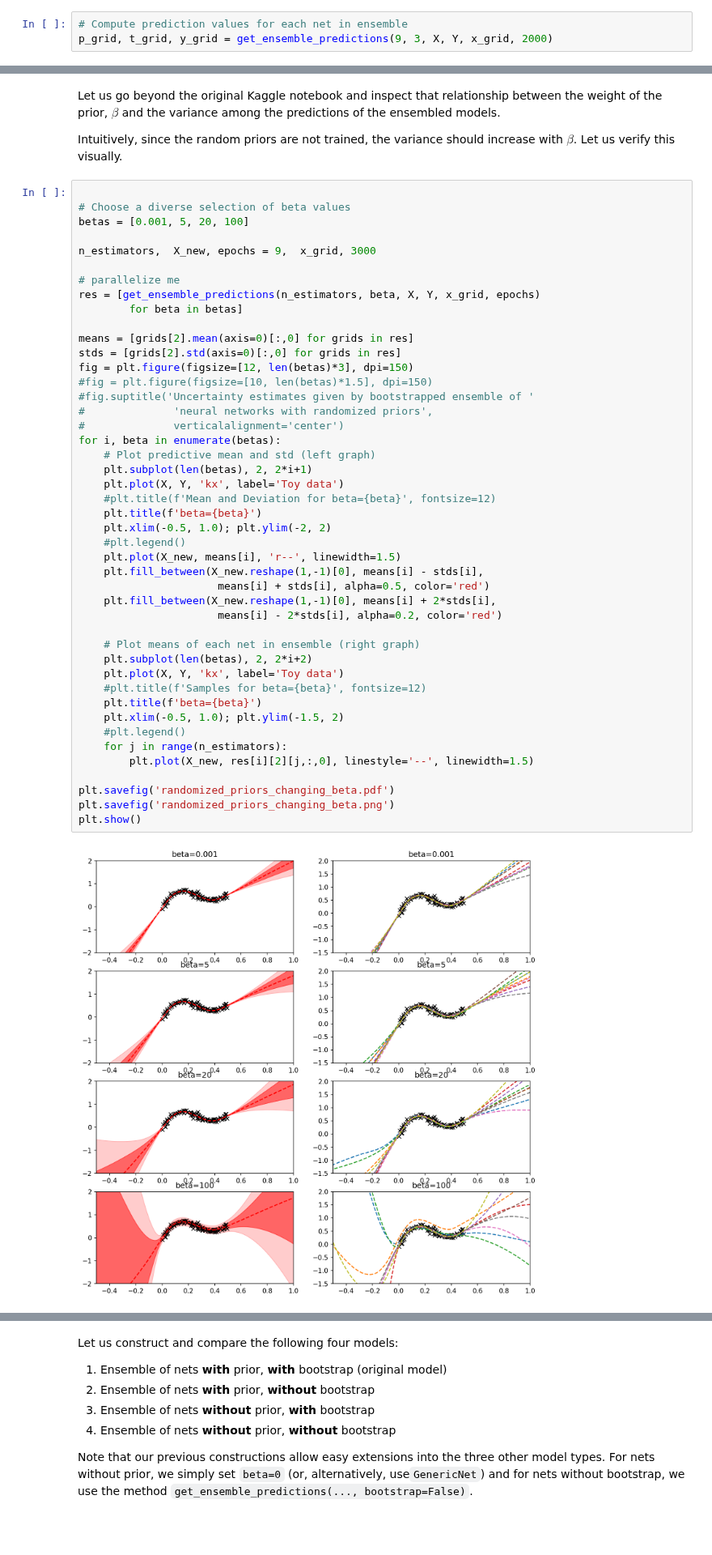
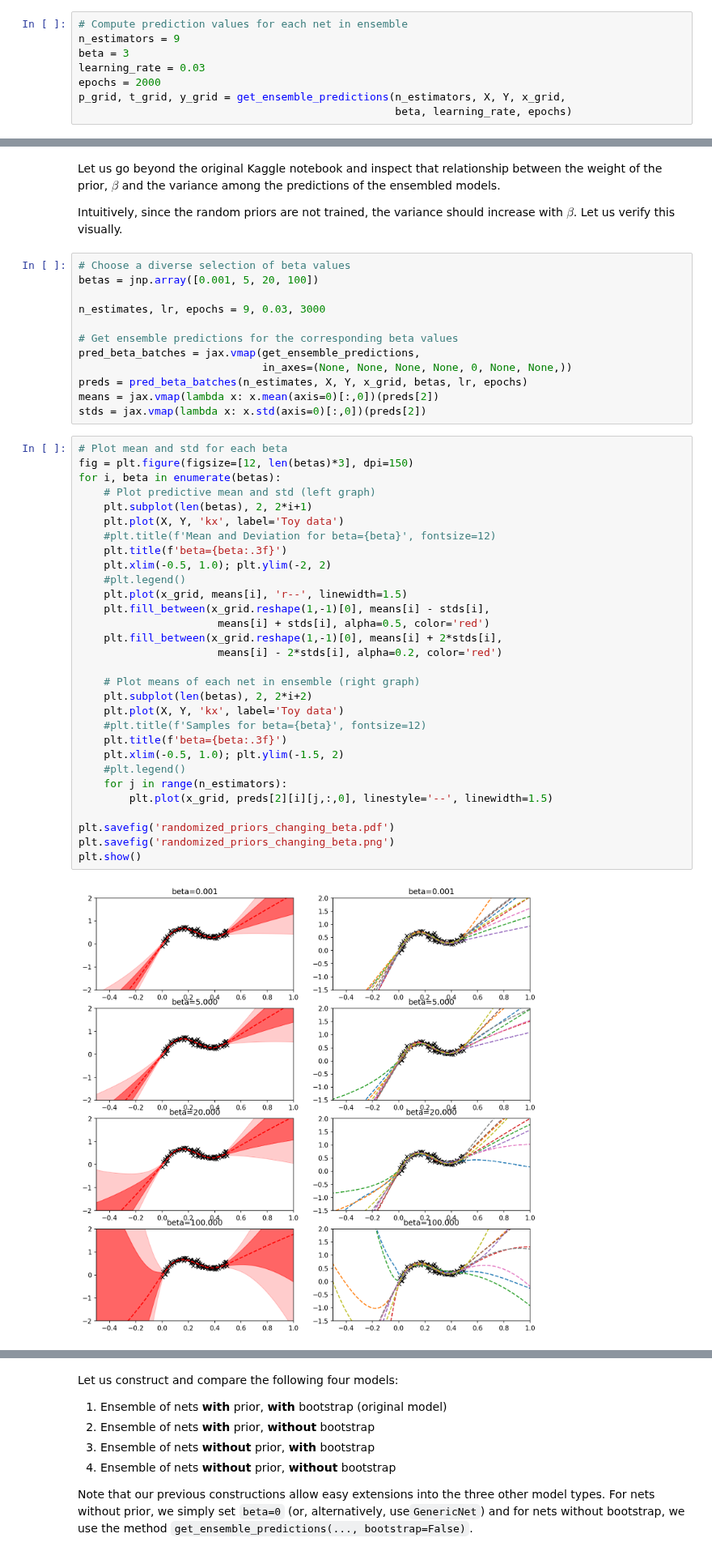
Before and after one commit to probml/probml-notebooks, a Jupyter notebook: notebooks/randomized_priors.ipynb, the cells around one changed output, grey strips where cells are left out. Shown at 81% size. Drawn from its saved outputs; the diff is of its cells as text; blank space fills up the shorter version.

```diff
--- a/notebooks/randomized_priors.ipynb
+++ b/notebooks/randomized_priors.ipynb
@@ -204,3 +199,8 @@ def get_ensemble_predictions(n_estimators, beta, X, Y, X_new, epochs,
 # %%
 # Compute prediction values for each net in ensemble
-p_grid, t_grid, y_grid = get_ensemble_predictions(9, 3, X, Y, x_grid, 2000)
+n_estimators = 9
+beta = 3
+learning_rate = 0.03
+epochs = 2000
+p_grid, t_grid, y_grid = get_ensemble_predictions(n_estimators, X, Y, x_grid,
+                                                  beta, learning_rate, epochs)
@@ -236,51 +234,48 @@ plt.show();
 Let us go beyond the original Kaggle notebook and inspect that relationship between the weight of the prior, $\beta$ and the variance among the predictions of the ensembled models.
 
 Intuitively, since the random priors are not trained, the variance should increase with $\beta$. Let us verify this visually.
+# %%
+# Choose a diverse selection of beta values
+betas = jnp.array([0.001, 5, 20, 100])
+
+n_estimates, lr, epochs = 9, 0.03, 3000
+
+# Get ensemble predictions for the corresponding beta values
+pred_beta_batches = jax.vmap(get_ensemble_predictions,
+                             in_axes=(None, None, None, None, 0, None, None,))
+preds = pred_beta_batches(n_estimates, X, Y, x_grid, betas, lr, epochs)
+means = jax.vmap(lambda x: x.mean(axis=0)[:,0])(preds[2])
+stds = jax.vmap(lambda x: x.std(axis=0)[:,0])(preds[2])
 # %%
-
-# Choose a diverse selection of beta values
-betas = [0.001, 5, 20, 100]
-
-n_estimators,  X_new, epochs = 9,  x_grid, 3000
-
-# parallelize me
-res = [get_ensemble_predictions(n_estimators, beta, X, Y, x_grid, epochs)
-        for beta in betas]
-
-means = [grids[2].mean(axis=0)[:,0] for grids in res]
-stds = [grids[2].std(axis=0)[:,0] for grids in res]
+# Plot mean and std for each beta
 fig = plt.figure(figsize=[12, len(betas)*3], dpi=150)
-#fig = plt.figure(figsize=[10, len(betas)*1.5], dpi=150)
-#fig.suptitle('Uncertainty estimates given by bootstrapped ensemble of '
-#              'neural networks with randomized priors',
-#              verticalalignment='center')
 for i, beta in enumerate(betas):
     # Plot predictive mean and std (left graph)
     plt.subplot(len(betas), 2, 2*i+1)
     plt.plot(X, Y, 'kx', label='Toy data')
     #plt.title(f'Mean and Deviation for beta={beta}', fontsize=12)
-    plt.title(f'beta={beta}')
+    plt.title(f'beta={beta:.3f}')
     plt.xlim(-0.5, 1.0); plt.ylim(-2, 2)
     #plt.legend()
-    plt.plot(X_new, means[i], 'r--', linewidth=1.5)
-    plt.fill_between(X_new.reshape(1,-1)[0], means[i] - stds[i],
+    plt.plot(x_grid, means[i], 'r--', linewidth=1.5)
+    plt.fill_between(x_grid.reshape(1,-1)[0], means[i] - stds[i],
                       means[i] + stds[i], alpha=0.5, color='red')
-    plt.fill_between(X_new.reshape(1,-1)[0], means[i] + 2*stds[i],
+    plt.fill_between(x_grid.reshape(1,-1)[0], means[i] + 2*stds[i],
                       means[i] - 2*stds[i], alpha=0.2, color='red')
 
     # Plot means of each net in ensemble (right graph)
     plt.subplot(len(betas), 2, 2*i+2)
     plt.plot(X, Y, 'kx', label='Toy data')
     #plt.title(f'Samples for beta={beta}', fontsize=12)
-    plt.title(f'beta={beta}')
+    plt.title(f'beta={beta:.3f}')
     plt.xlim(-0.5, 1.0); plt.ylim(-1.5, 2)
     #plt.legend()
     for j in range(n_estimators):
-        plt.plot(X_new, res[i][2][j,:,0], linestyle='--', linewidth=1.5)
+        plt.plot(x_grid, preds[2][i][j,:,0], linestyle='--', linewidth=1.5)
 
 plt.savefig('randomized_priors_changing_beta.pdf')
 plt.savefig('randomized_priors_changing_beta.png')
 plt.show()
 # %% [output]
-[figure, old version]
+[figure, new version]
 # %% [markdown]
```
Also changed, not shown: parts of 16 cells of this notebook.
